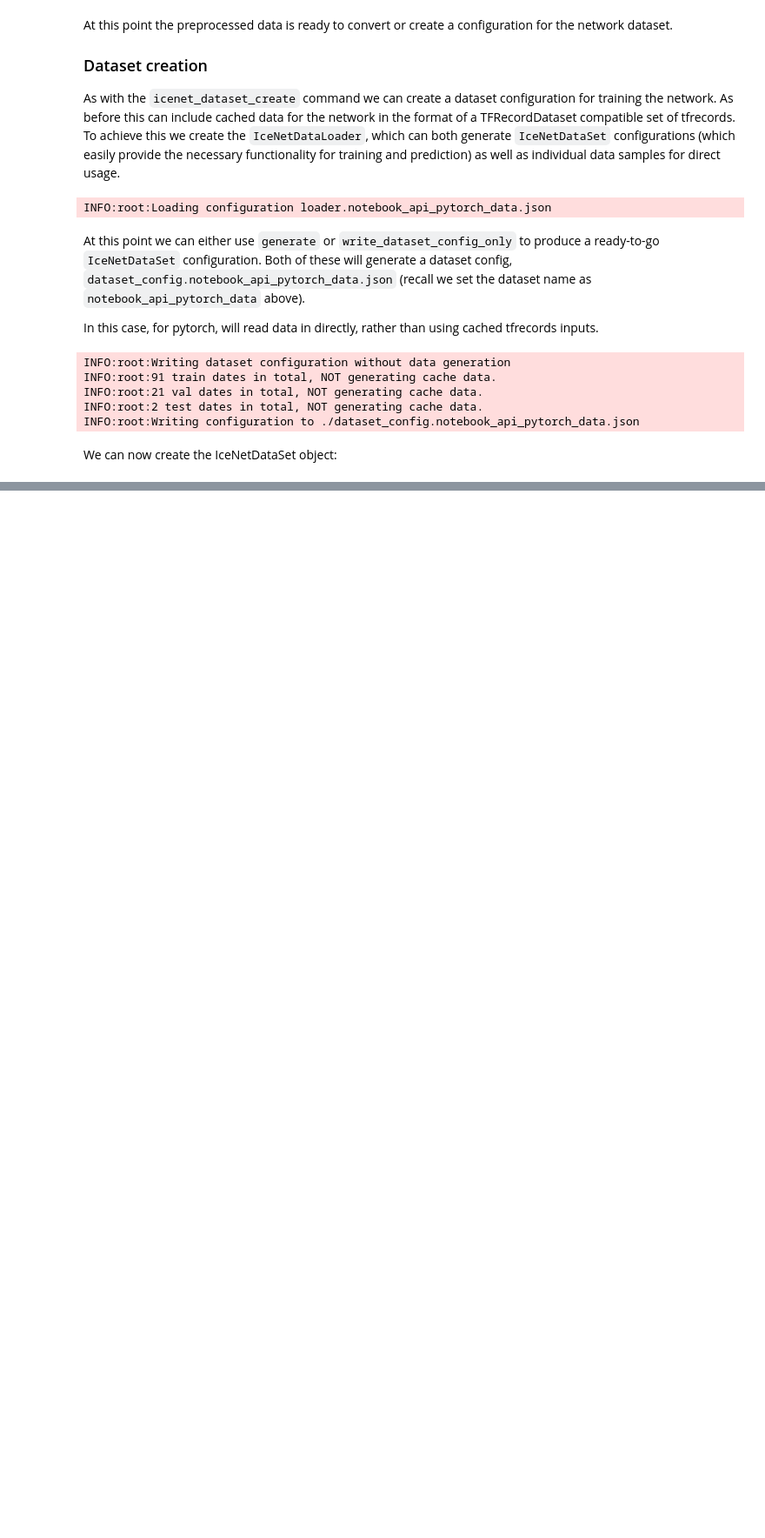
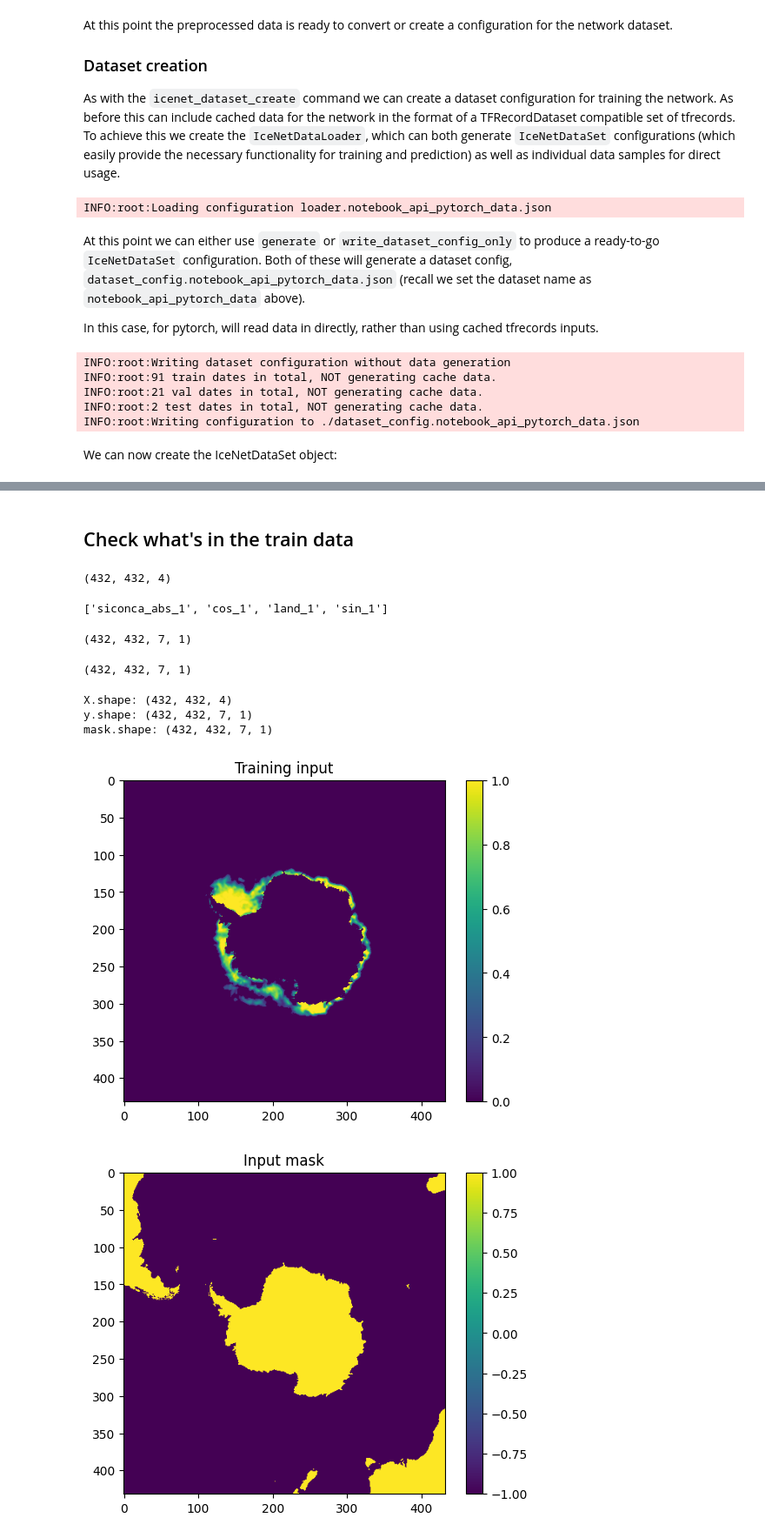
Before and after one commit to alan-turing-institute/ice-station-zebra, a Jupyter notebook: notebook/persistence.ipynb, the cells around one changed output, grey strips where cells are left out. Shown at 87% size. Saved outputs shown, nothing was run; the diff lists cells and outputs as text; code cells hidden in the pictures; blank space fills up the shorter version.

```diff
--- a/notebook/persistence.ipynb
+++ b/notebook/persistence.ipynb
@@ -174,0 +195,53 @@ We implement a custom PyTorch class for training.
+# %% [markdown]
+## Check what's in the train data
+# %%
+train_dataset[0][0].shape  # (H, W, C) --> training input
+# %% [output]
+(432, 432, 4)
+# %%
+train_dataset.channels
+# %% [output]
+['siconca_abs_1', 'cos_1', 'land_1', 'sin_1']
+# %%
+train_dataset[0][1].shape  # (H, W, T, C) --> target to predict
+# %% [output]
+(432, 432, 7, 1)
+# %%
+train_dataset[0][2].shape  # (H, W, T, C) --> land mask
+# %% [output]
+(432, 432, 7, 1)
+# %%
+X, y, mask = train_dataset[13]
+
+print("X.shape:", X.shape)       # (432, 432, 4)
+print("y.shape:", y.shape)       # (432, 432, 7, 1)
+print("mask.shape:", mask.shape) # (432, 432, 7, 1)
+
+# Look at a specific channel
+import matplotlib.pyplot as plt
+
+plt.imshow(X[:, :, 0])  # input SIC t
+plt.title("Training input")
+plt.colorbar()
+plt.show()
+
+plt.imshow(X[:, :, 2])  # input mask t
+plt.title("Input mask")
+plt.colorbar()
+plt.show()
+
+plt.imshow(y[:, :, 3, 0])  # target SIC t+3
+plt.title("Target t + 3")
+plt.colorbar()
+plt.show()
+
+plt.imshow(mask[:, :, 3, 0])  # mask t+3
+plt.title("Loss mask t + 3")
+plt.colorbar()
+plt.show()
+# %% [output]
+X.shape: (432, 432, 4)
+y.shape: (432, 432, 7, 1)
+mask.shape: (432, 432, 7, 1)
+[figure, added]
+[figure, added]
```
Also changed, not shown: parts of 24 cells of this notebook.
